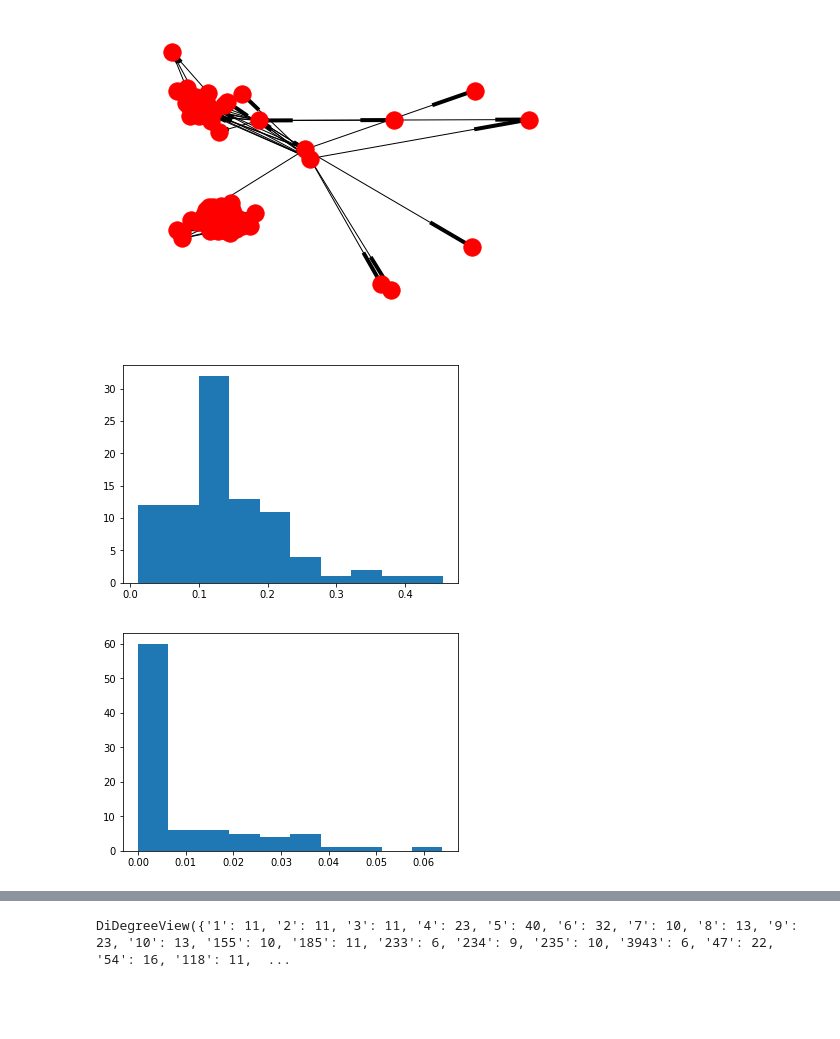
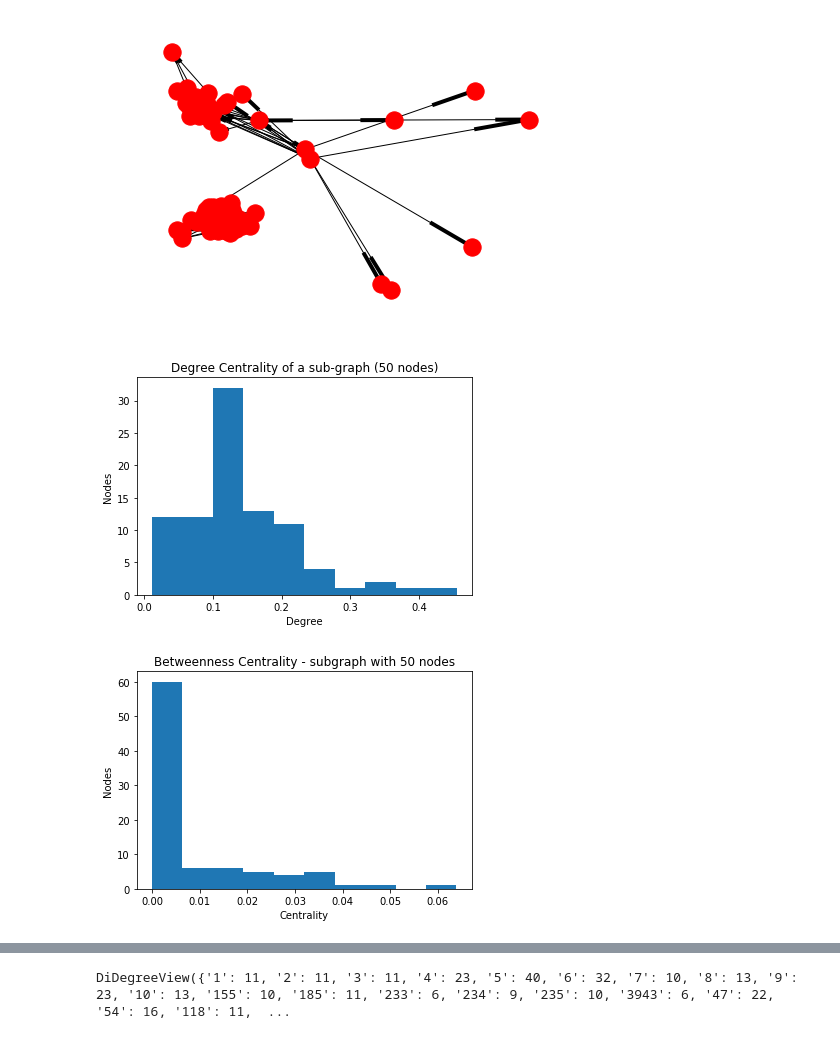
Before and after one commit to jiangk576/graphs, a Jupyter notebook: Amazon_products.ipynb, the cells around one changed output, grey strips where cells are left out. Saved outputs shown, nothing was run; the diff lists cells and outputs as text; code cells hidden in the pictures; blank space fills up the shorter version.

```diff
--- a/Amazon_products.ipynb
+++ b/Amazon_products.ipynb
@@ -223,13 +225,16 @@ plt.show()
 # %%
 # Import necessary modules
 import matplotlib.pyplot as plt
 import networkx as nx
 
 # Plot the degree distribution of the GitHub collaboration network
 plt.hist(list(nx.degree_centrality(H).values()))
+plt.title('Degree Centrality of a sub-graph (50 nodes)')
+plt.xlabel('Degree')
+plt.ylabel('Nodes')
 plt.show()
 # %% [output]
-[figure, old version]
+[figure, new version]
 # %%
 # Import necessary modules
 import matplotlib.pyplot as plt
@@ -237,9 +242,12 @@ import networkx as nx
 
 # Plot the degree distribution of the GitHub collaboration network
 plt.hist(list(nx.betweenness_centrality(H).values()))
+plt.title('Betweenness Centrality - subgraph with 50 nodes')
+plt.xlabel('Centrality')
+plt.ylabel('Nodes')
 plt.show()
 # %% [output]
-[figure, old version]
+[figure, new version]
 # %%
 # Extract the nodes of interest: nodes
 #nodes = [n for n, d in graph.nodes(data=True) if d['values'] == 2.5]
```
Also changed, not shown: parts of 17 cells of this notebook.
